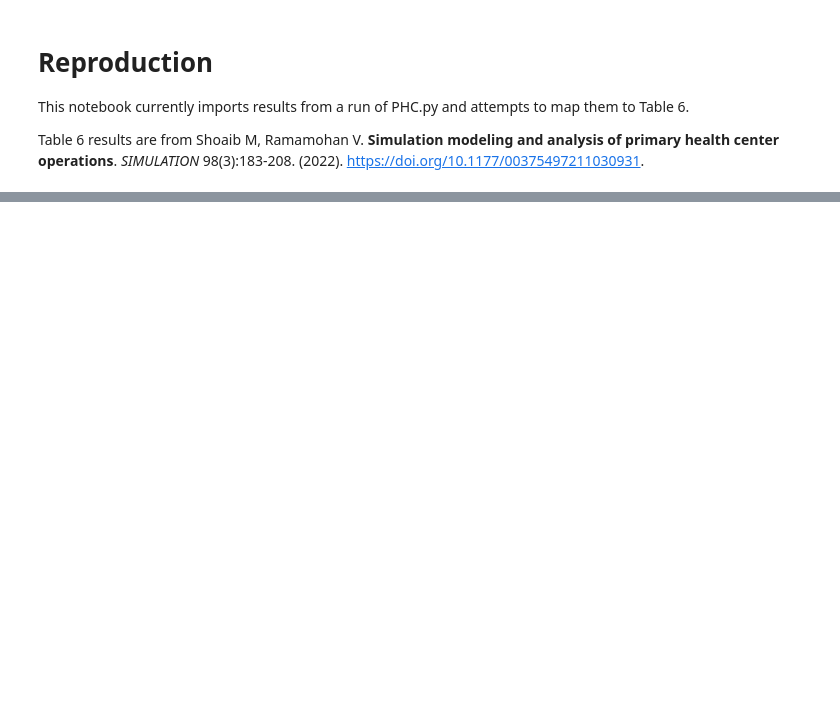
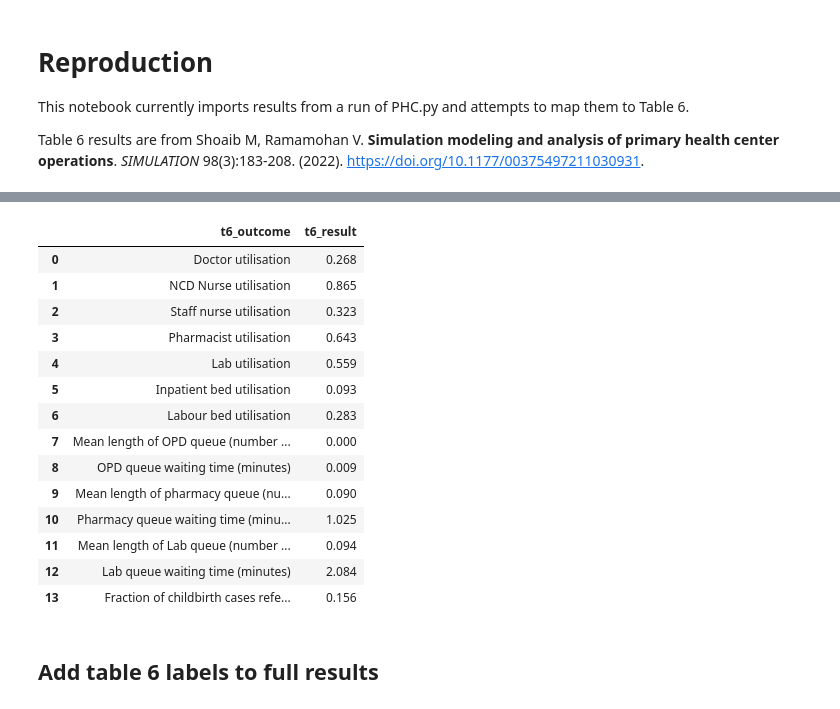
Before and after one commit to pythonhealthdatascience/stars-reproduce-shoaib-2022, a Jupyter notebook: reproduction/reproduce.ipynb, the cells around one changed output, grey strips where cells are left out. Drawn from its saved outputs; the diff is of its cells as text; code cells hidden in the pictures; blank space fills up the shorter version.

```diff
--- a/reproduction/reproduce.ipynb
+++ b/reproduction/reproduce.ipynb
@@ -36,0 +66,26 @@ result
+# %%
+# Import table 6
+t6 = pd.read_csv(table6_path)
+t6_c1 = t6[['outcome', 'config1_mean']].rename(columns={
+    'outcome': 't6_outcome',
+    'config1_mean': 't6_result'
+})
+t6_c1
+# %% [output]
+|  | t6_outcome | t6_result |
+| 0 | Doctor utilisation | 0.268 |
+| 1 | NCD Nurse utilisation | 0.865 |
+| 2 | Staff nurse utilisation | 0.323 |
+| 3 | Pharmacist utilisation | 0.643 |
+| 4 | Lab utilisation | 0.559 |
+| 5 | Inpatient bed utilisation | 0.093 |
+| 6 | Labour bed utilisation | 0.283 |
+| 7 | Mean length of OPD queue (number ... | 0.000 |
+| 8 | OPD queue waiting time (minutes) | 0.009 |
+| 9 | Mean length of pharmacy queue (nu... | 0.090 |
+| 10 | Pharmacy queue waiting time (minu... | 1.025 |
+| 11 | Mean length of Lab queue (number ... | 0.094 |
+| 12 | Lab queue waiting time (minutes) | 2.084 |
+| 13 | Fraction of childbirth cases refe... | 0.156 |
+# %% [markdown]
+## Add table 6 labels to full results
```
Also changed, not shown: parts of 18 cells of this notebook, 4 other files.
